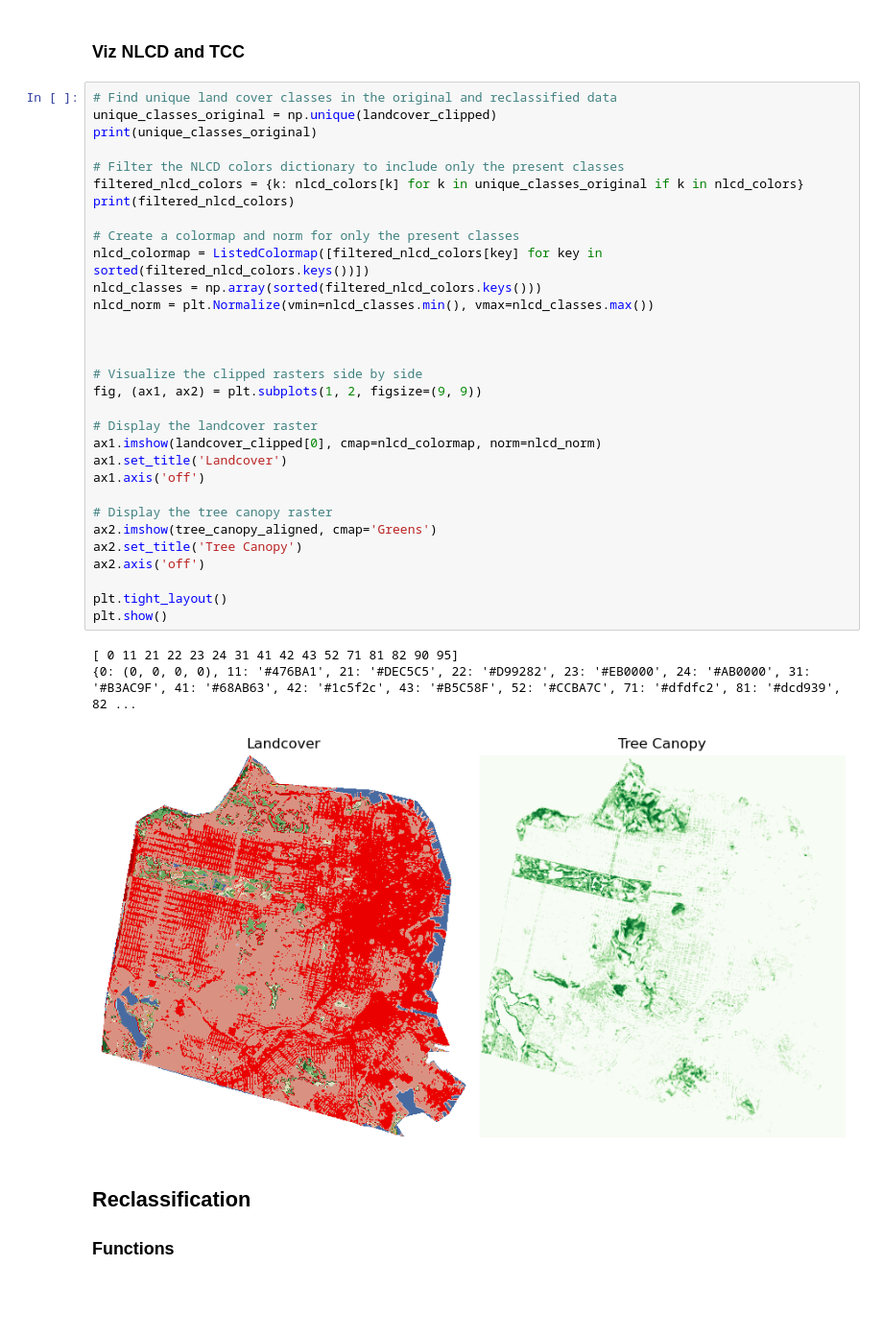
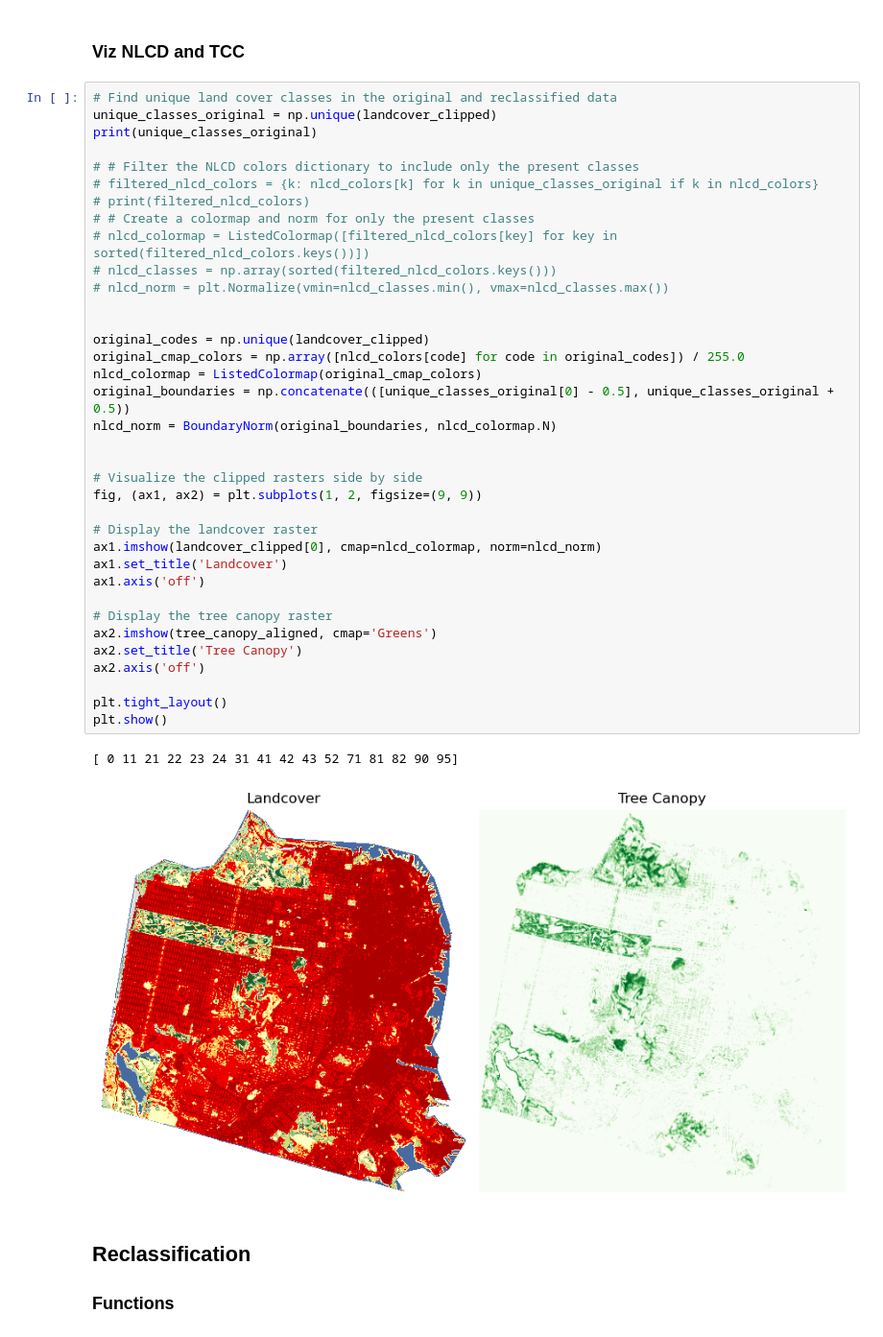
Before and after one commit to natcap/invest-mental-health, a Jupyter notebook: code/NLCD_TCC_reclassification.ipynb, the cells around one changed output. Shown at 96% size. Saved outputs shown, nothing was run; the diff lists cells and outputs as text; blank space fills up the shorter version.

Commit message:
distinct colors to highlight new land covers

```diff
--- a/code/NLCD_TCC_reclassification.ipynb
+++ b/code/NLCD_TCC_reclassification.ipynb
@@ -285,38 +356,42 @@ plt.show()
 # %%
 # Find unique land cover classes in the original and reclassified data
 unique_classes_original = np.unique(landcover_clipped)
 print(unique_classes_original)
 
-# Filter the NLCD colors dictionary to include only the present classes
-filtered_nlcd_colors = {k: nlcd_colors[k] for k in unique_classes_original if k in nlcd_colors}
-print(filtered_nlcd_colors)
+# # Filter the NLCD colors dictionary to include only the present classes
+# filtered_nlcd_colors = {k: nlcd_colors[k] for k in unique_classes_original if k in nlcd_colors}
+# print(filtered_nlcd_colors)
+# # Create a colormap and norm for only the present classes
+# nlcd_colormap = ListedColormap([filtered_nlcd_colors[key] for key in sorted(filtered_nlcd_colors.keys())])
+# nlcd_classes = np.array(sorted(filtered_nlcd_colors.keys()))
+# nlcd_norm = plt.Normalize(vmin=nlcd_classes.min(), vmax=nlcd_classes.max())
 
-# Create a colormap and norm for only the present classes
-nlcd_colormap = ListedColormap([filtered_nlcd_colors[key] for key in sorted(filtered_nlcd_colors.keys())])
-nlcd_classes = np.array(sorted(filtered_nlcd_colors.keys()))
-nlcd_norm = plt.Normalize(vmin=nlcd_classes.min(), vmax=nlcd_classes.max())
 
+original_codes = np.unique(landcover_clipped)
+original_cmap_colors = np.array([nlcd_colors[code] for code in original_codes]) / 255.0
+nlcd_colormap = ListedColormap(original_cmap_colors)
+original_boundaries = np.concatenate(([unique_classes_original[0] - 0.5], unique_classes_original + 0.5))
+nlcd_norm = BoundaryNorm(original_boundaries, nlcd_colormap.N)
 
 
 # Visualize the clipped rasters side by side
 fig, (ax1, ax2) = plt.subplots(1, 2, figsize=(9, 9))
 
 # Display the landcover raster
 ax1.imshow(landcover_clipped[0], cmap=nlcd_colormap, norm=nlcd_norm)
 ax1.set_title('Landcover')
 ax1.axis('off')
 
 # Display the tree canopy raster
 ax2.imshow(tree_canopy_aligned, cmap='Greens')
 ax2.set_title('Tree Canopy')
 ax2.axis('off')
 
 plt.tight_layout()
 plt.show()
 # %% [output]
 [ 0 11 21 22 23 24 31 41 42 43 52 71 81 82 90 95]
-{0: (0, 0, 0, 0), 11: '#476BA1', 21: '#DEC5C5', 22: '#D99282', 23: '#EB0000', 24: '#AB0000', 31: '#B3AC9F', 41: '#68AB63', 42: '#1c5f2c', 43: '#B5C58F', 52: '#CCBA7C', 71: '#dfdfc2', 81: '#dcd939', 82 ...
-[figure, old version]
+[figure, new version]
 # %% [markdown]
 ## Reclassification
 
```
Also changed, not shown: parts of 6 cells of this notebook.
